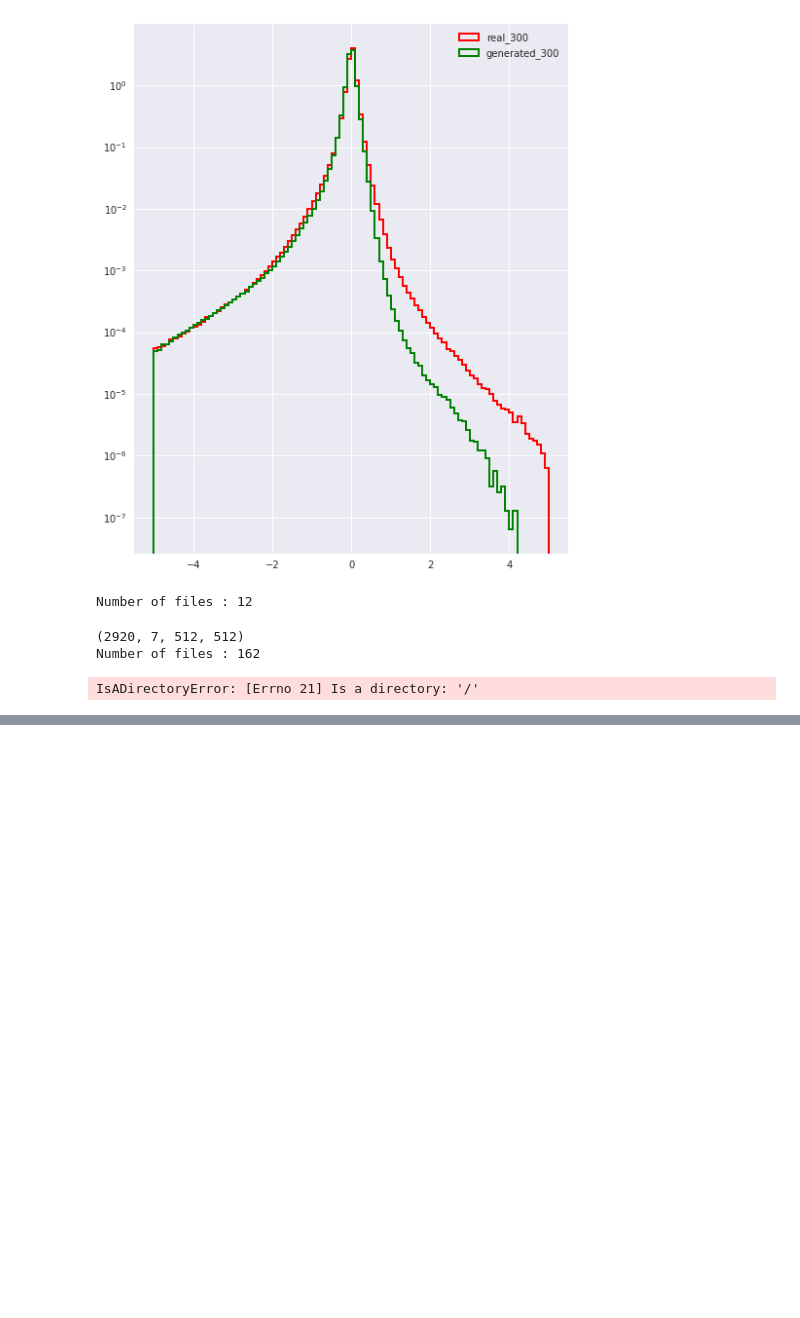
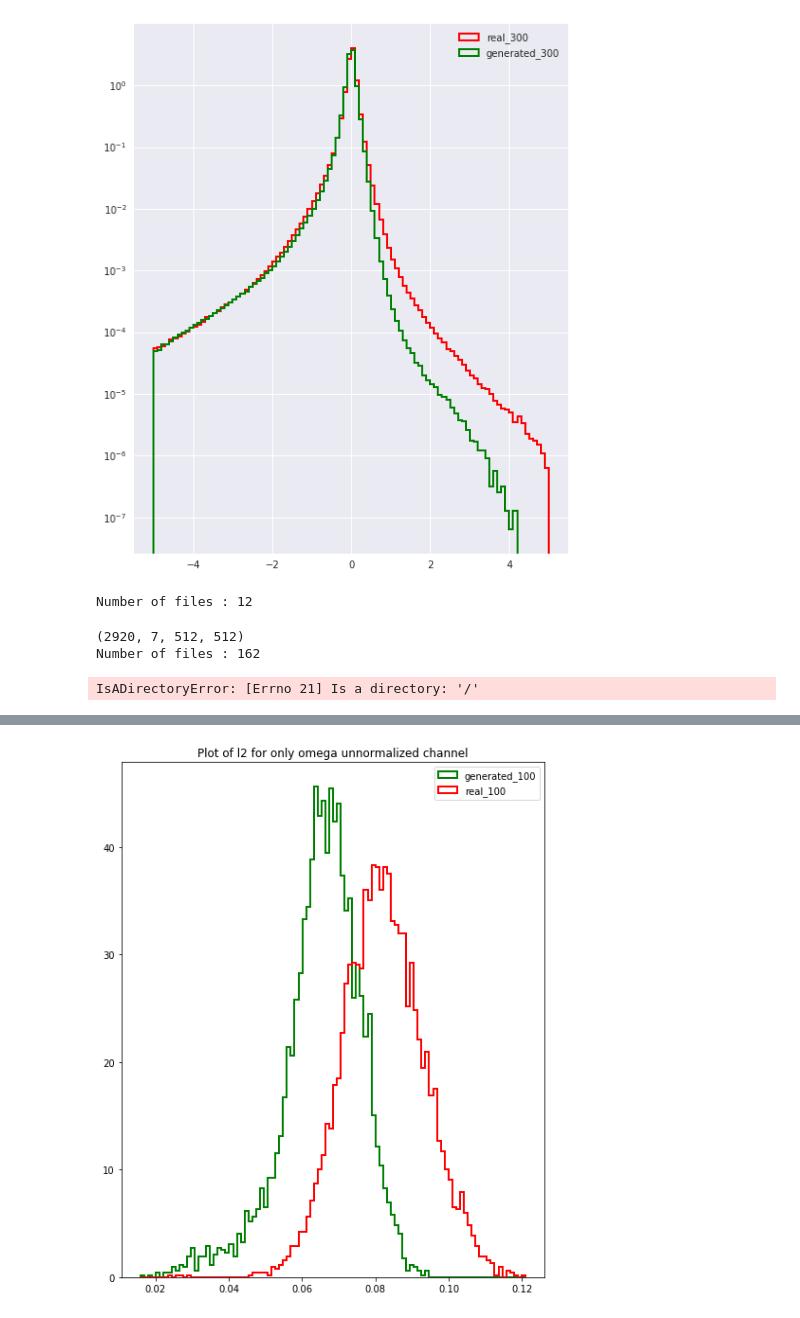
Before and after one commit to rishabh135/climate_stylegan, a Jupyter notebook: jupyter_notebooks/metrics_climate_data.ipynb, the cells around one changed output, grey strips where cells are left out. Saved outputs shown, nothing was run; the diff lists cells and outputs as text; code cells hidden in the pictures; blank space fills up the shorter version.

```diff
--- a/jupyter_notebooks/metrics_climate_data.ipynb
+++ b/jupyter_notebooks/metrics_climate_data.ipynb
@@ -530,0 +688,56 @@ IsADirectoryError: [Errno 21] Is a directory: '/'
+# %%
+
+
+
+
+number_l2 = 100
+
+# fig, axs = plt.subplots( figsize=(10, 5))
+# for i, y_ax in enumerate(ys):
+#     pd.Series(y_ax, index=x_ax).plot(kind='bar', ax=axs[i])
+
+
+
+
+
+
+
+generated_image = omega_generated_data[:number_l2, :, :, 0]
+real_image = unnormalized_omega_data[:number_l2,-1,:,:]
+
+
+
+
+
+
+
+
+
+
+
+
+
+
+l2_generated = []
+for i, img in tqdm(enumerate(generated_image)):
+    foo = [calculateDistance(img,j) for j in generated_image[i+1:]]
+    l2_generated.append(foo)
+
+fake_distances = [j for i in l2_generated for j in i]
+
+
+
+l2_real = []
+for i, img in tqdm(enumerate(real_image)):
+    foo = [calculateDistance(img,j) for j in real_image[i+1:]]
+    l2_real.append(foo)
+real_distances = [j for i in l2_real for j in i]
+
+plt.hist([real_distances,  fake_distances ], color=['r',  'g'], bins=100, linewidth=2 ,histtype='step', label=["real_{}".format(number_l2),  "generated_{}".format(number_l2)], density=True)
+plt.title('Plot of l2 for only omega unnormalized channel')
+# plt.yscale("log")
+# plt.gca().invert_yaxis()
+plt.legend(loc='best')
+plt.savefig("l2_image_plot_omega_only_unnormalized.png")
+# %% [output]
+[figure, added]
```
Also changed, not shown: parts of 16 cells of this notebook, 6 other files.
